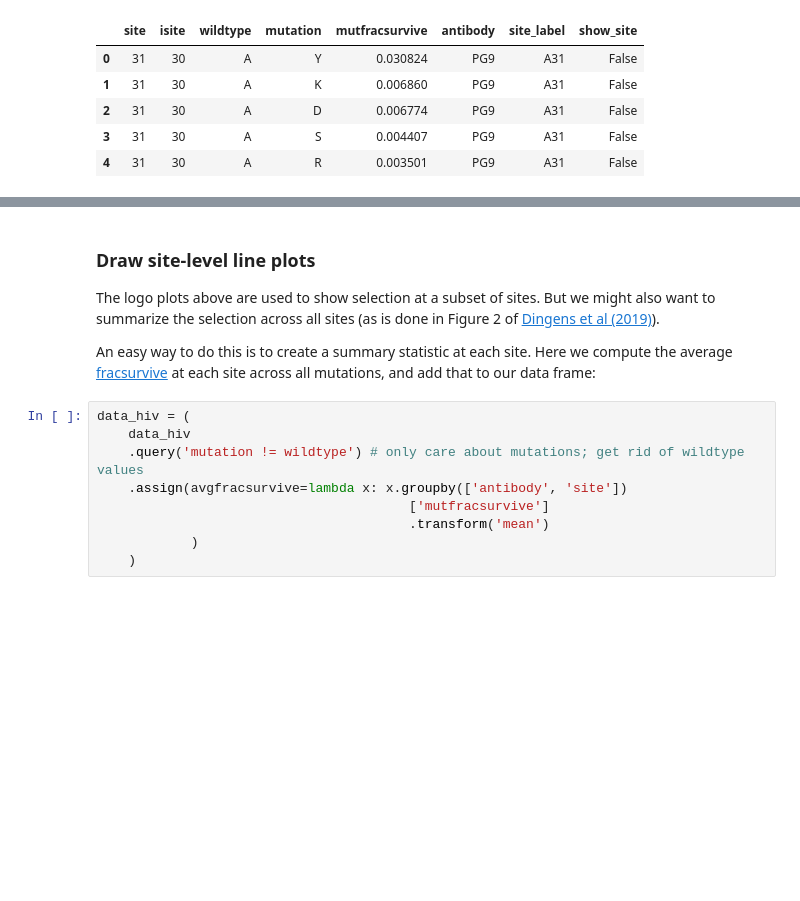
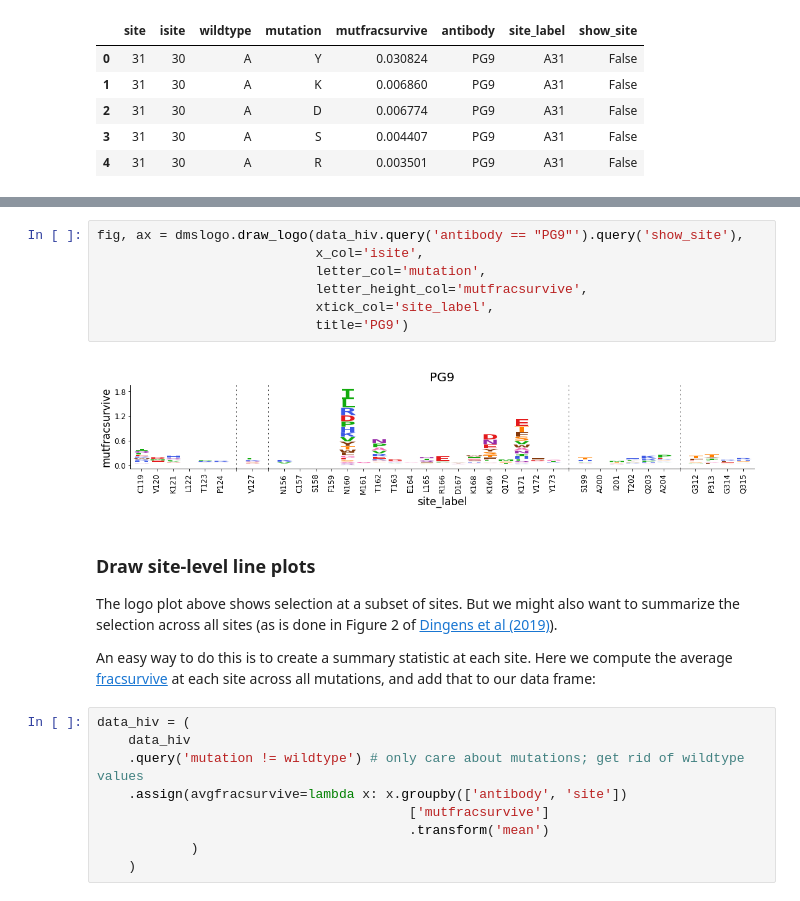
Before and after one commit to jbloomlab/dmslogo, a Jupyter notebook: example.ipynb, the cells around one changed output, grey strips where cells are left out. Drawn from its saved outputs; the diff is of its cells as text; blank space fills up the shorter version.

```diff
--- a/example.ipynb
+++ b/example.ipynb
@@ -345,6 +314,15 @@ for i, antibody in enumerate(antibodies):
+# %%
+fig, ax = dmslogo.draw_logo(data_hiv.query('antibody == "PG9"').query('show_site'),
+                            x_col='isite',
+                            letter_col='mutation',
+                            letter_height_col='mutfracsurvive',
+                            xtick_col='site_label',
+                            title='PG9')
+# %% [output]
+[figure, added]
 # %% [markdown]
 ### Draw site-level line plots
-The logo plots above are used to show selection at a subset of sites.
+The logo plot above shows selection at a subset of sites.
 But we might also want to summarize the selection across all sites (as is done in Figure 2 of [Dingens et al (2019)](https://doi.org/10.1016/j.immuni.2018.12.017)).
 
 An easy way to do this is to create a summary statistic at each site.
```
Also changed, not shown: parts of 20 cells of this notebook.
